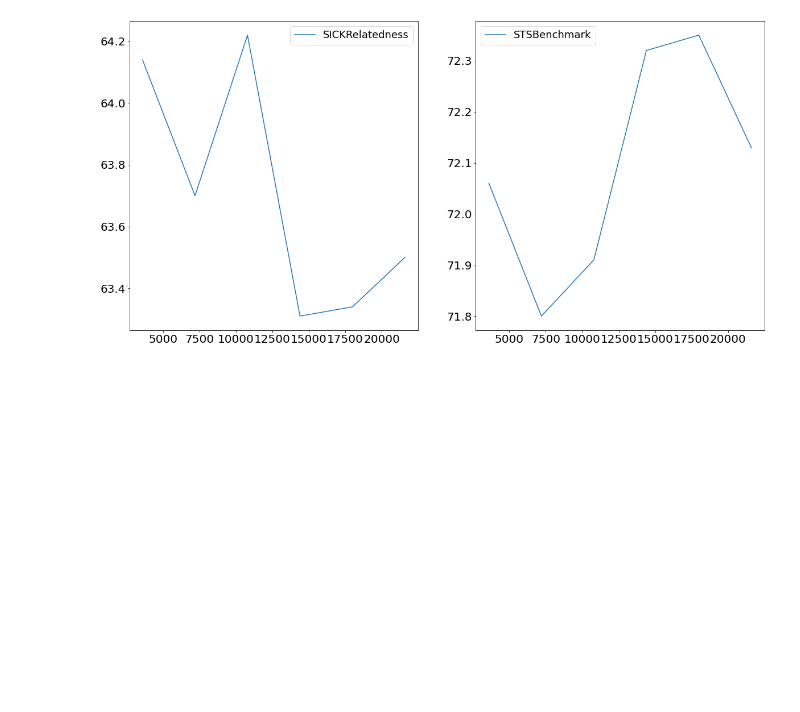
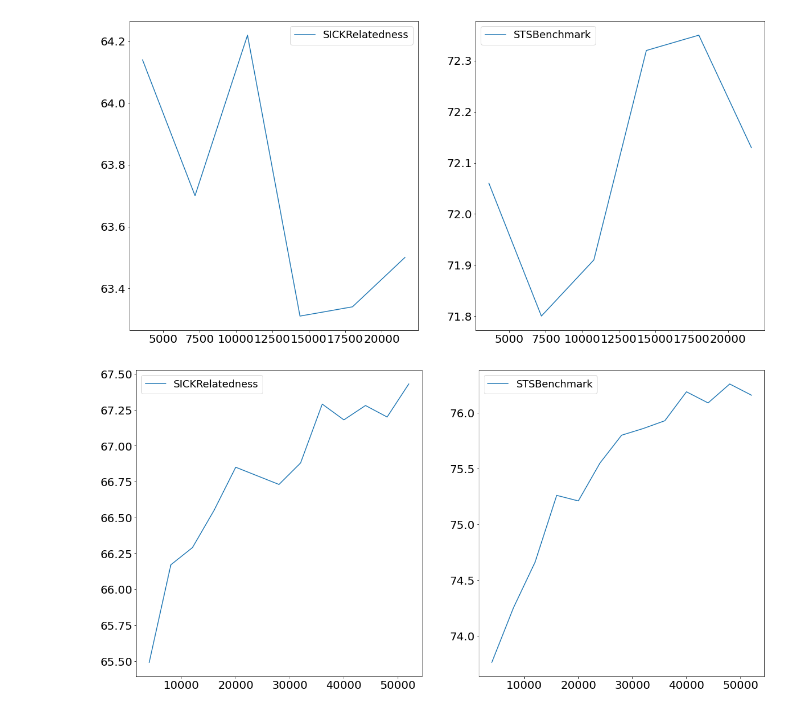
Before and after one commit to MaveriQ/barlowtwins, a Jupyter notebook: pl_model/senteval/result_plots.ipynb, the cells around one changed output. Cells and saved outputs as stored; diff of their text form; code cells hidden in the pictures; blank space fills up the shorter version.

```diff
--- a/pl_model/senteval/result_plots.ipynb
+++ b/pl_model/senteval/result_plots.ipynb
@@ -24,7 +24,7 @@ def process_data(filename):
     ax[0].legend(['SICKRelatedness'],prop={'size': 18})
     ax[1].legend(['STSBenchmark'], prop={'size': 18});
 
-    return model_lars
+#     return model_lars
 # %%
 model_lars = process_data('bert_frozen_bs1024_dropout0.1_lr1e-3_lambd1e-3_mlm0_gpus4_mean_all_fp16_l_a_r_s.csv')
 # %% [output]
@@ -155,3 +155,7 @@ process_data('bert_sota_trainable3_bs32_seq128_proj4096_2.csv');
 process_data('bert_sota_trainable3_bs32_seq128_20mil_lamcorr1.0_proj4096_2.csv');
 # %% [output]
 [figure]
+# %%
+process_data('bert_trainable3_bs32_lamcorr1.0_74mil_8192_2_1cycle_gpus4_run2.csv')
+# %% [output]
+[figure, added]
```
Also changed, not shown: parts of 2 cells of this notebook, 5 other files.
